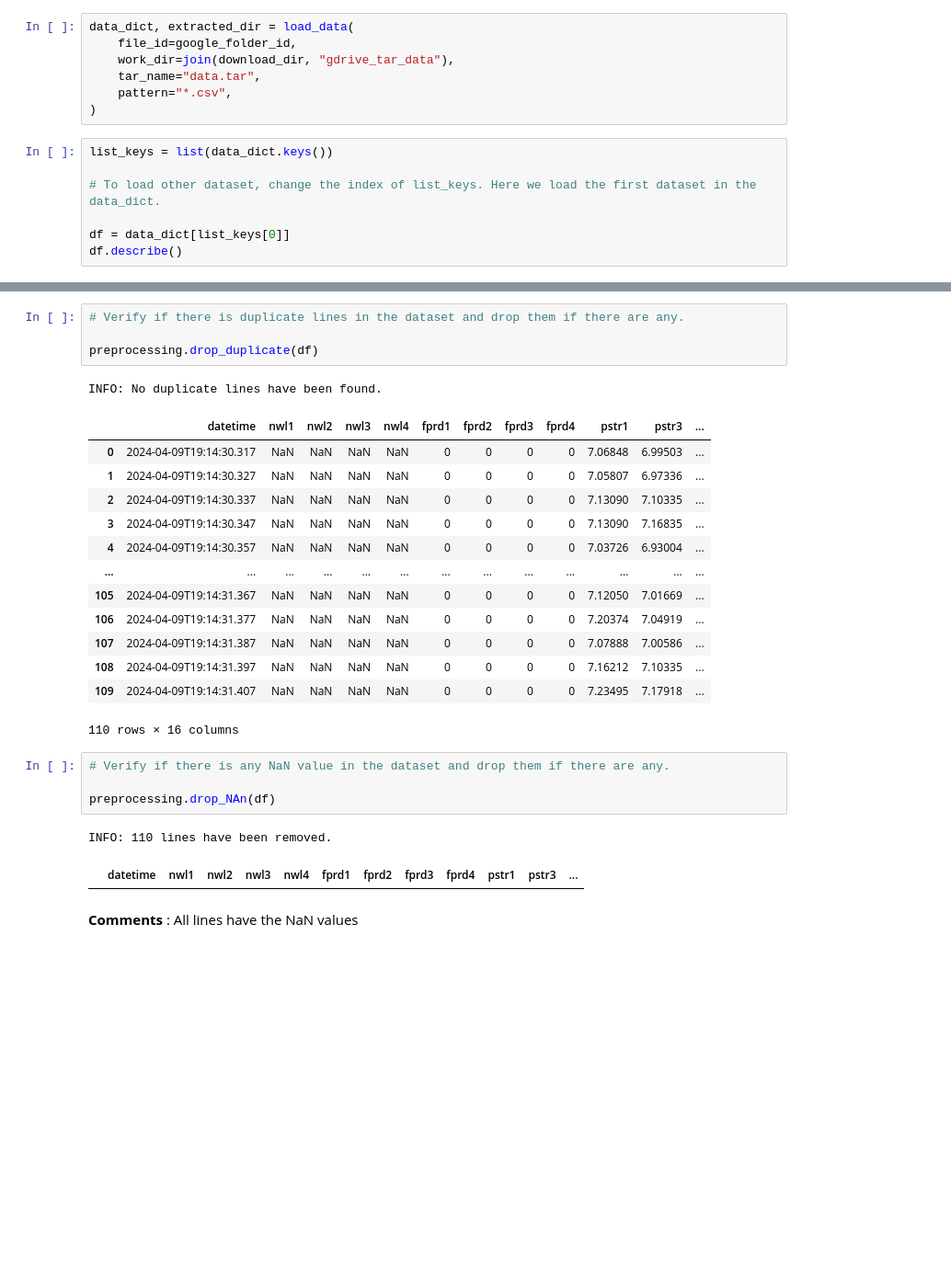
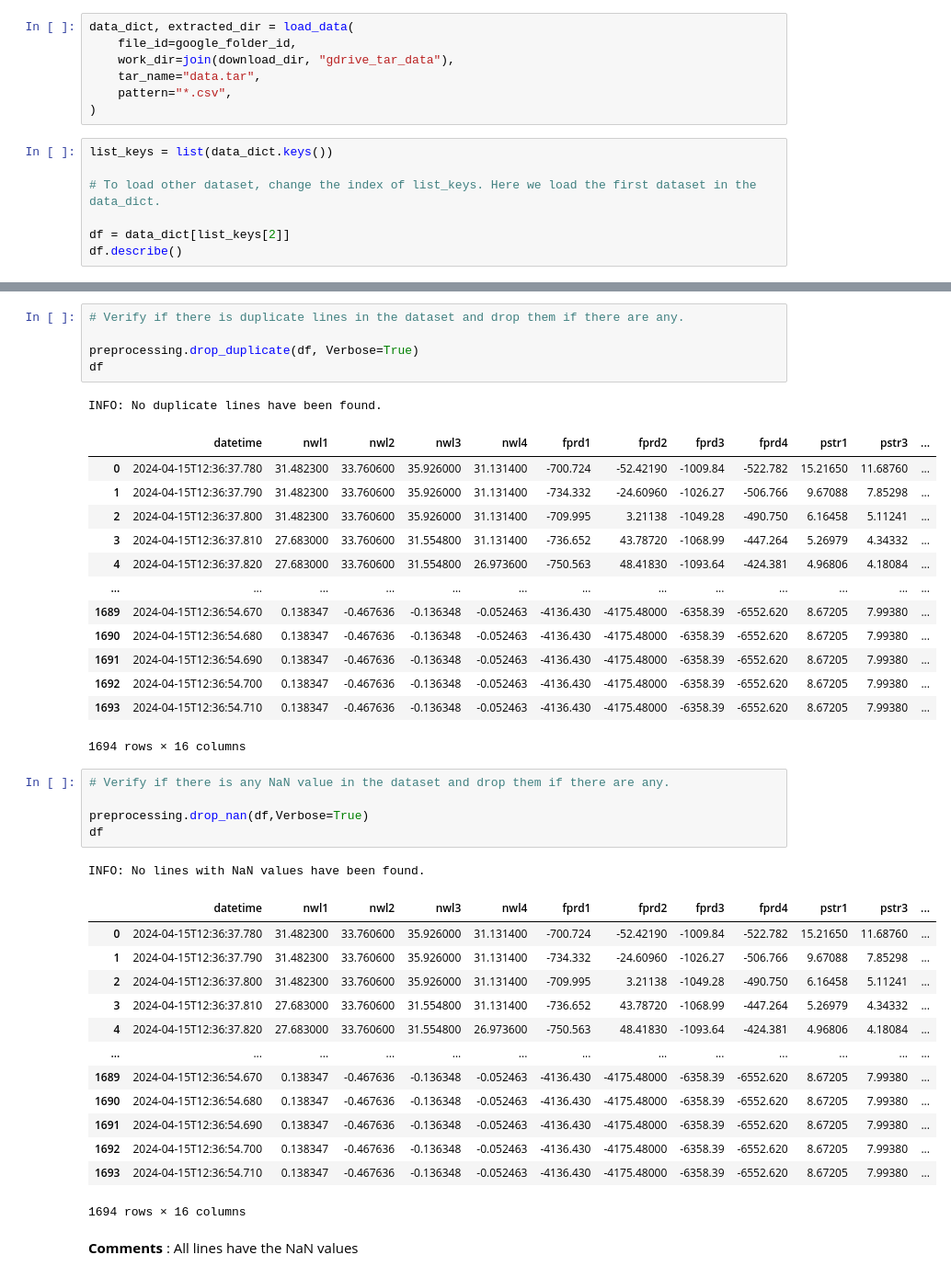
Before and after one commit to lukasfauli/Projet-recheche-INSA-anomaly-detection-librairy, a Jupyter notebook: studies_stats/work01-data_exploration/anl01p2-data_preprocessing.ipynb, the cells around one changed output, grey strips where cells are left out. Shown at 92% size. Cells and saved outputs as stored; diff of their text form; blank space fills up the shorter version.

Commit message:
modification après visio de preprocessing.py + test + création visualization.py

```diff
--- a/studies_stats/work01-data_exploration/anl01p2-data_preprocessing.ipynb
+++ b/studies_stats/work01-data_exploration/anl01p2-data_preprocessing.ipynb
@@ -28,7 +31,7 @@ list_keys = list(data_dict.keys())
 
 # To load other dataset, change the index of list_keys. Here we load the first dataset in the data_dict.
 
-df = data_dict[list_keys[0]]
+df = data_dict[list_keys[2]]
 df.describe()
 # %% [output]
 |  | nwl1 | nwl2 | nwl3 | nwl4 | fprd1 | fprd2 | fprd3 | fprd4 | pstr1 | pstr3 | astrw | ... |
@@ -49,29 +66,43 @@ pandas.core.frame.DataFrame
 # %%
 # Verify if there is duplicate lines in the dataset and drop them if there are any.
 
-preprocessing.drop_duplicate(df)
+preprocessing.drop_duplicate(df, Verbose=True)
+df
 # %% [output]
 INFO: No duplicate lines have been found.
 |  | datetime | nwl1 | nwl2 | nwl3 | nwl4 | fprd1 | fprd2 | fprd3 | fprd4 | pstr1 | pstr3 | ... |
-| 0 | 2024-04-09T19:14:30.317 | NaN | NaN | NaN | NaN | 0 | 0 | 0 | 0 | 7.06848 | 6.99503 | ... |
-| 1 | 2024-04-09T19:14:30.327 | NaN | NaN | NaN | NaN | 0 | 0 | 0 | 0 | 7.05807 | 6.97336 | ... |
-| 2 | 2024-04-09T19:14:30.337 | NaN | NaN | NaN | NaN | 0 | 0 | 0 | 0 | 7.13090 | 7.10335 | ... |
-| 3 | 2024-04-09T19:14:30.347 | NaN | NaN | NaN | NaN | 0 | 0 | 0 | 0 | 7.13090 | 7.16835 | ... |
-| 4 | 2024-04-09T19:14:30.357 | NaN | NaN | NaN | NaN | 0 | 0 | 0 | 0 | 7.03726 | 6.93004 | ... |
+| 0 | 2024-04-15T12:36:37.780 | 31.482300 | 33.760600 | 35.926000 | 31.131400 | -700.724 | -52.42190 | -1009.84 | -522.782 | 15.21650 | 11.68760 | ... |
+| 1 | 2024-04-15T12:36:37.790 | 31.482300 | 33.760600 | 35.926000 | 31.131400 | -734.332 | -24.60960 | -1026.27 | -506.766 | 9.67088 | 7.85298 | ... |
+| 2 | 2024-04-15T12:36:37.800 | 31.482300 | 33.760600 | 35.926000 | 31.131400 | -709.995 | 3.21138 | -1049.28 | -490.750 | 6.16458 | 5.11241 | ... |
+| 3 | 2024-04-15T12:36:37.810 | 27.683000 | 33.760600 | 31.554800 | 31.131400 | -736.652 | 43.78720 | -1068.99 | -447.264 | 5.26979 | 4.34332 | ... |
+| 4 | 2024-04-15T12:36:37.820 | 27.683000 | 33.760600 | 31.554800 | 26.973600 | -750.563 | 48.41830 | -1093.64 | -424.381 | 4.96806 | 4.18084 | ... |
 | ... | ... | ... | ... | ... | ... | ... | ... | ... | ... | ... | ... | ... |
-| 105 | 2024-04-09T19:14:31.367 | NaN | NaN | NaN | NaN | 0 | 0 | 0 | 0 | 7.12050 | 7.01669 | ... |
-| 106 | 2024-04-09T19:14:31.377 | NaN | NaN | NaN | NaN | 0 | 0 | 0 | 0 | 7.20374 | 7.04919 | ... |
-| 107 | 2024-04-09T19:14:31.387 | NaN | NaN | NaN | NaN | 0 | 0 | 0 | 0 | 7.07888 | 7.00586 | ... |
-| 108 | 2024-04-09T19:14:31.397 | NaN | NaN | NaN | NaN | 0 | 0 | 0 | 0 | 7.16212 | 7.10335 | ... |
-| 109 | 2024-04-09T19:14:31.407 | NaN | NaN | NaN | NaN | 0 | 0 | 0 | 0 | 7.23495 | 7.17918 | ... |
+| 1689 | 2024-04-15T12:36:54.670 | 0.138347 | -0.467636 | -0.136348 | -0.052463 | -4136.430 | -4175.48000 | -6358.39 | -6552.620 | 8.67205 | 7.99380 | ... |
+| 1690 | 2024-04-15T12:36:54.680 | 0.138347 | -0.467636 | -0.136348 | -0.052463 | -4136.430 | -4175.48000 | -6358.39 | -6552.620 | 8.67205 | 7.99380 | ... |
+| 1691 | 2024-04-15T12:36:54.690 | 0.138347 | -0.467636 | -0.136348 | -0.052463 | -4136.430 | -4175.48000 | -6358.39 | -6552.620 | 8.67205 | 7.99380 | ... |
+| 1692 | 2024-04-15T12:36:54.700 | 0.138347 | -0.467636 | -0.136348 | -0.052463 | -4136.430 | -4175.48000 | -6358.39 | -6552.620 | 8.67205 | 7.99380 | ... |
+| 1693 | 2024-04-15T12:36:54.710 | 0.138347 | -0.467636 | -0.136348 | -0.052463 | -4136.430 | -4175.48000 | -6358.39 | -6552.620 | 8.67205 | 7.99380 | ... |
-110 rows × 16 columns
+1694 rows × 16 columns
 # %%
 # Verify if there is any NaN value in the dataset and drop them if there are any.
 
-preprocessing.drop_NAn(df)
+preprocessing.drop_nan(df,Verbose=True)
+df
 # %% [output]
-INFO: 110 lines have been removed.
+INFO: No lines with NaN values have been found.
 |  | datetime | nwl1 | nwl2 | nwl3 | nwl4 | fprd1 | fprd2 | fprd3 | fprd4 | pstr1 | pstr3 | ... |
+| 0 | 2024-04-15T12:36:37.780 | 31.482300 | 33.760600 | 35.926000 | 31.131400 | -700.724 | -52.42190 | -1009.84 | -522.782 | 15.21650 | 11.68760 | ... |
+| 1 | 2024-04-15T12:36:37.790 | 31.482300 | 33.760600 | 35.926000 | 31.131400 | -734.332 | -24.60960 | -1026.27 | -506.766 | 9.67088 | 7.85298 | ... |
+| 2 | 2024-04-15T12:36:37.800 | 31.482300 | 33.760600 | 35.926000 | 31.131400 | -709.995 | 3.21138 | -1049.28 | -490.750 | 6.16458 | 5.11241 | ... |
+| 3 | 2024-04-15T12:36:37.810 | 27.683000 | 33.760600 | 31.554800 | 31.131400 | -736.652 | 43.78720 | -1068.99 | -447.264 | 5.26979 | 4.34332 | ... |
+| 4 | 2024-04-15T12:36:37.820 | 27.683000 | 33.760600 | 31.554800 | 26.973600 | -750.563 | 48.41830 | -1093.64 | -424.381 | 4.96806 | 4.18084 | ... |
+| ... | ... | ... | ... | ... | ... | ... | ... | ... | ... | ... | ... | ... |
+| 1689 | 2024-04-15T12:36:54.670 | 0.138347 | -0.467636 | -0.136348 | -0.052463 | -4136.430 | -4175.48000 | -6358.39 | -6552.620 | 8.67205 | 7.99380 | ... |
+| 1690 | 2024-04-15T12:36:54.680 | 0.138347 | -0.467636 | -0.136348 | -0.052463 | -4136.430 | -4175.48000 | -6358.39 | -6552.620 | 8.67205 | 7.99380 | ... |
+| 1691 | 2024-04-15T12:36:54.690 | 0.138347 | -0.467636 | -0.136348 | -0.052463 | -4136.430 | -4175.48000 | -6358.39 | -6552.620 | 8.67205 | 7.99380 | ... |
+| 1692 | 2024-04-15T12:36:54.700 | 0.138347 | -0.467636 | -0.136348 | -0.052463 | -4136.430 | -4175.48000 | -6358.39 | -6552.620 | 8.67205 | 7.99380 | ... |
+| 1693 | 2024-04-15T12:36:54.710 | 0.138347 | -0.467636 | -0.136348 | -0.052463 | -4136.430 | -4175.48000 | -6358.39 | -6552.620 | 8.67205 | 7.99380 | ... |
+1694 rows × 16 columns
 # %% [markdown]
 **Comments** : All lines have the NaN values
 # %%
```
Also changed, not shown: parts of 9 cells of this notebook, 43 other files.
